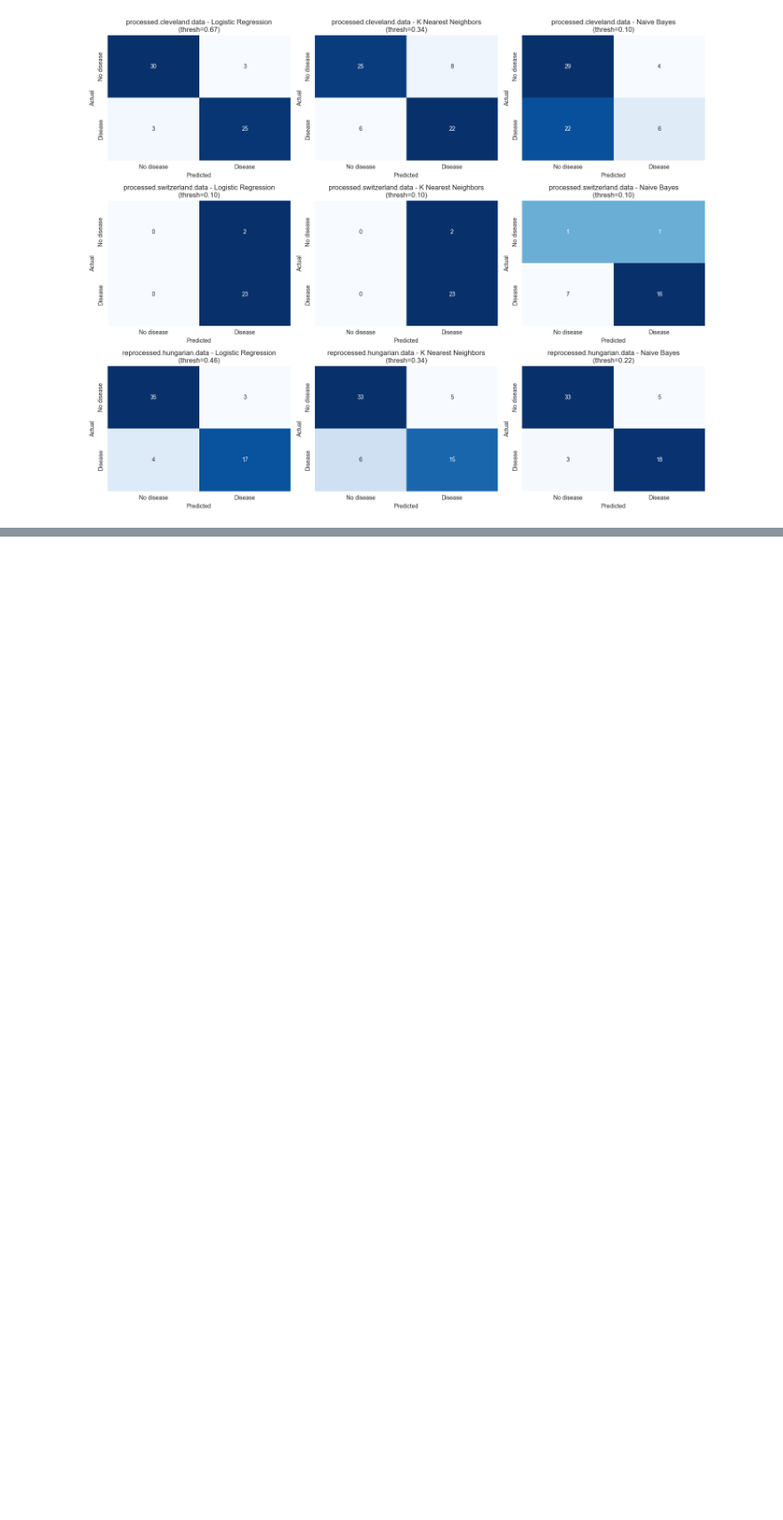
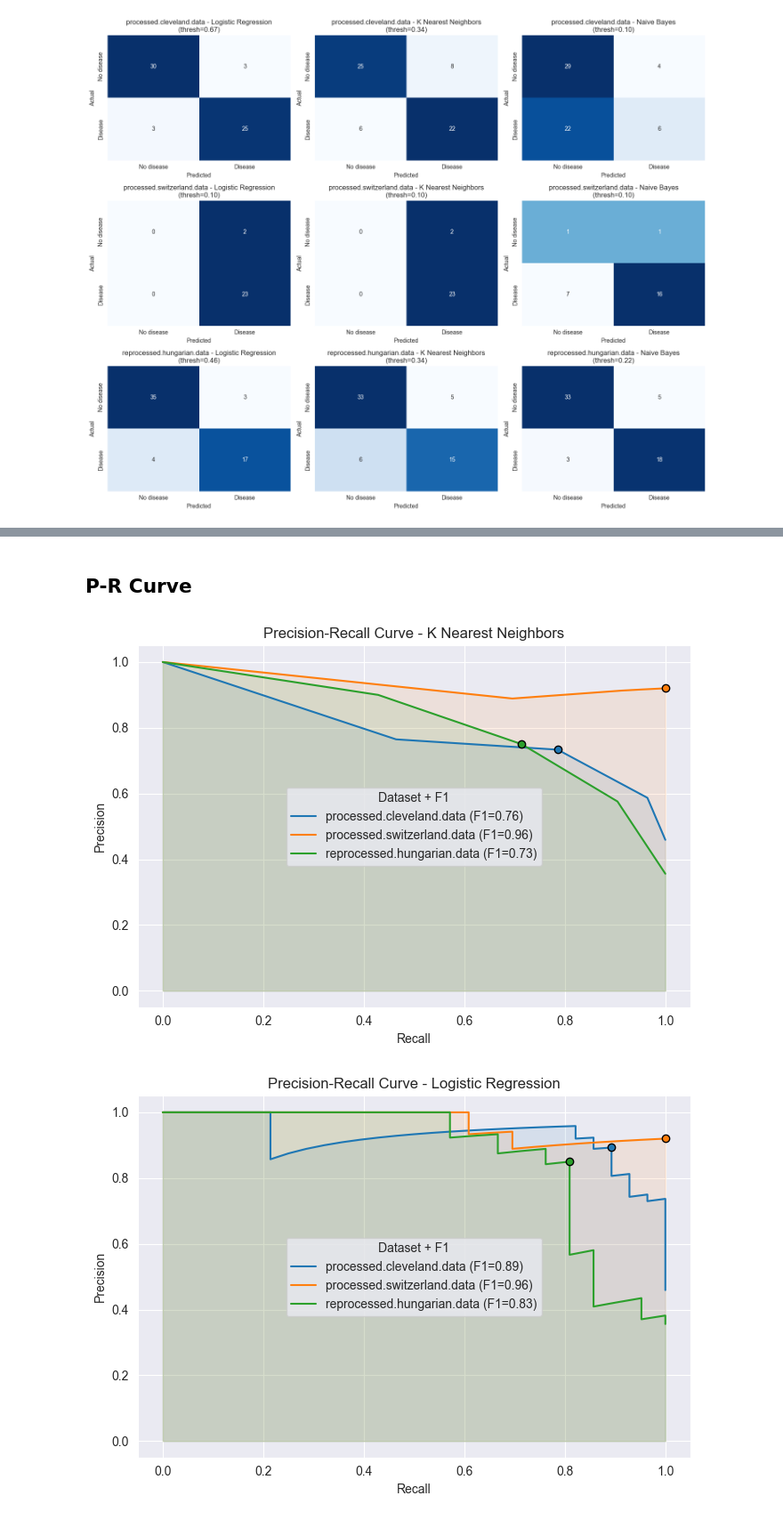
Before and after one commit to BytebenderCoco/machine-learning-predicting-heart-disease, a Jupyter notebook: Merged.ipynb, the cells around one changed output, grey strips where cells are left out. Shown at 89% size. Cells and saved outputs as stored; diff of their text form; code cells hidden in the pictures; blank space fills up the shorter version.

Commit message:
added Precision-Recall Curve

```diff
--- a/Merged.ipynb
+++ b/Merged.ipynb
@@ -232,6 +233,8 @@ for split in splits:
             "model": model_name,
             "threshold": best_threshold,
             "y_pred": y_pred,
+            "y_test": y_test,
+            "y_probs": y_probs,
             "cm": cm,
             "report": report
         })
@@ -317,0 +279,44 @@ The primary objective of this project was to maximize **recall**, ensuring that
+# %% [markdown]
+## P-R Curve
+# %%
+# Consistent color palette
+palette = sns.color_palette("tab10")
+models = sorted(set(res["model"] for res in results))
+
+for model in models:
+    plt.figure(figsize=(7, 5))
+    model_results = [res for res in results if res["model"] == model]
+
+    for i, res in enumerate(model_results):
+        y_test = res["y_test"]
+        y_probs = res["y_probs"]
+        dataset = res["dataset"]
+
+        # PR curve + thresholds
+        precision, recall, thresholds = precision_recall_curve(y_test, y_probs)
+        f1_scores = 2 * (precision * recall) / (precision + recall + 1e-10)
+        best_idx = np.argmax(f1_scores)
+        best_threshold = thresholds[best_idx]
+        best_f1 = f1_scores[best_idx]
+
+        # Plot PR curve
+        plt.plot(recall, precision, label=f'{dataset} (F1={best_f1:.2f})',
+                 color=palette[i % len(palette)])
+
+        # Mark best threshold point
+        plt.scatter(recall[best_idx], precision[best_idx], color=palette[i % len(palette)],
+                    edgecolor='black', zorder=5)
+
+        # Optional: fill under curve for aesthetics
+        plt.fill_between(recall, precision, alpha=0.1, color=palette[i % len(palette)])
+
+    plt.title(f"Precision-Recall Curve - {model}")
+    plt.xlabel("Recall")
+    plt.ylabel("Precision")
+    plt.grid(True)
+    plt.legend(title="Dataset + F1")
+    plt.tight_layout()
+    plt.show()
+# %% [output]
+[figure, added]
+[figure, added]
```
Also changed, not shown: parts of 6 cells of this notebook.
